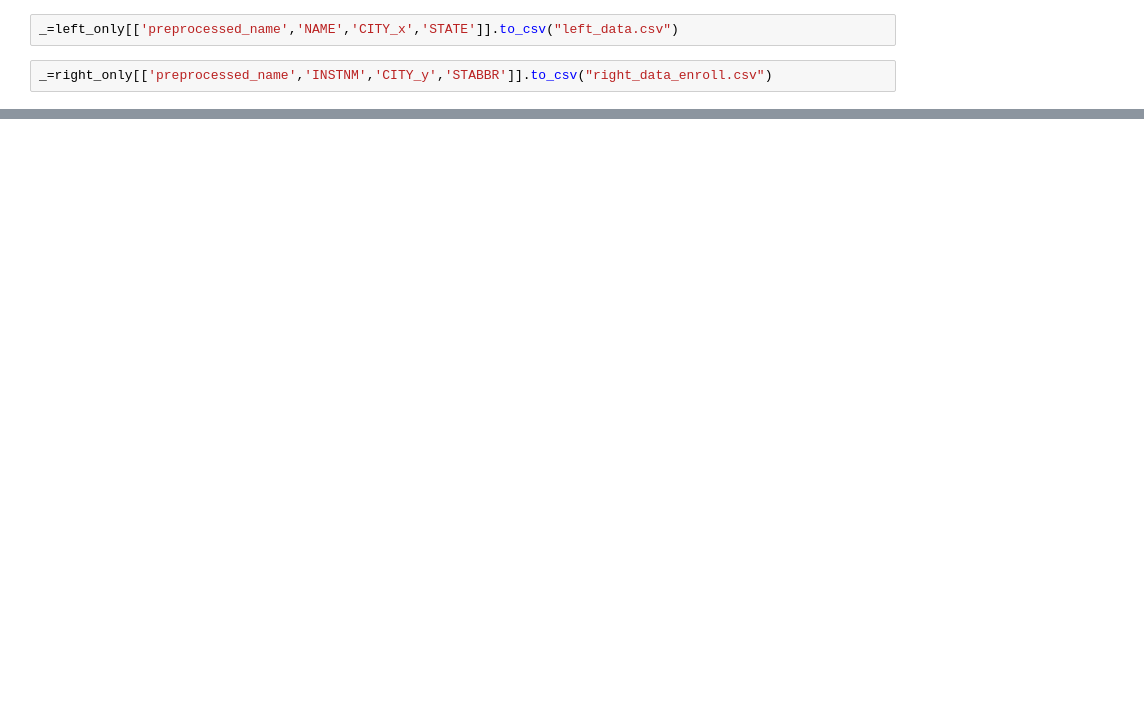
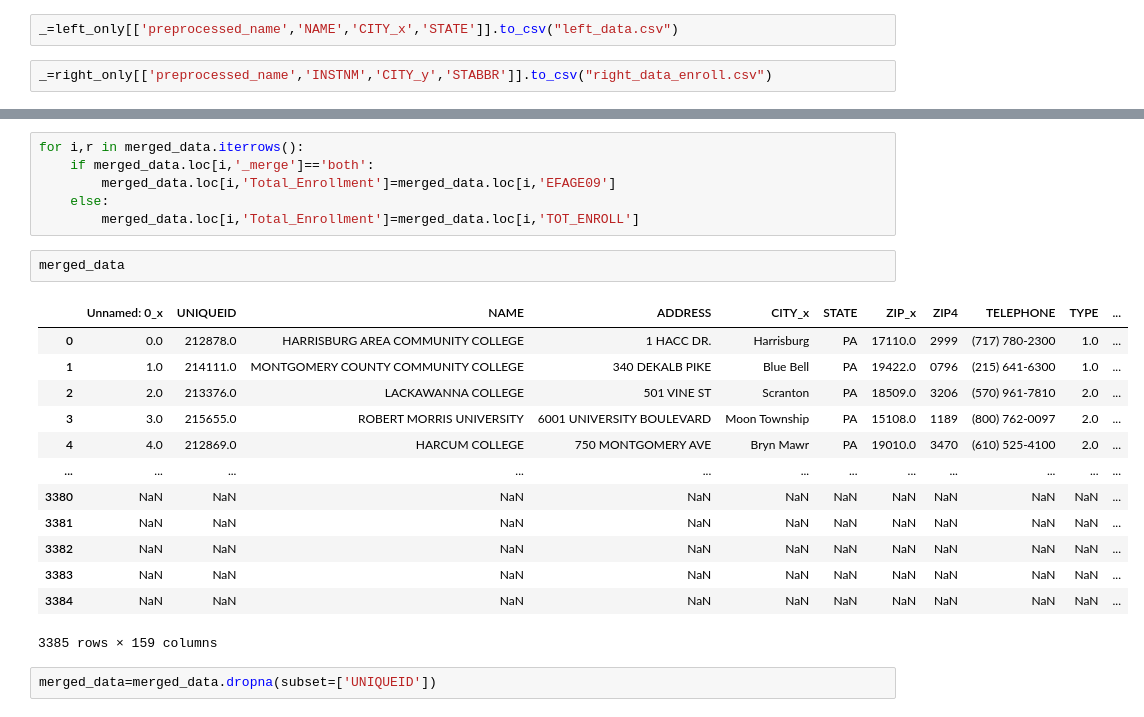
Before and after one commit to nickeubank/mtv_viacom_capstone, a Jupyter notebook: 10_code/20_merge_data/25_merging_enrollment_nearest.ipynb, the cells around one changed output, grey strips where cells are left out. Cells and saved outputs as stored; diff of their text form; blank space fills up the shorter version.

Commit message:
Total Enrollment

```diff
--- a/10_code/20_merge_data/25_merging_enrollment_nearest.ipynb
+++ b/10_code/20_merge_data/25_merging_enrollment_nearest.ipynb
@@ -190,0 +222,24 @@ _=right_only[['preprocessed_name','INSTNM','CITY_y','STABBR']].to_csv("right_dat
+# %%
+for i,r in merged_data.iterrows():
+    if merged_data.loc[i,'_merge']=='both':
+        merged_data.loc[i,'Total_Enrollment']=merged_data.loc[i,'EFAGE09']
+    else:
+        merged_data.loc[i,'Total_Enrollment']=merged_data.loc[i,'TOT_ENROLL']
+# %%
+merged_data
+# %% [output]
+|  | Unnamed: 0_x | UNIQUEID | NAME | ADDRESS | CITY_x | STATE | ZIP_x | ZIP4 | TELEPHONE | TYPE | ... |
+| 0 | 0.0 | 212878.0 | HARRISBURG AREA COMMUNITY COLLEGE | 1 HACC DR. | Harrisburg | PA | 17110.0 | 2999 | (717) 780-2300 | 1.0 | ... |
+| 1 | 1.0 | 214111.0 | MONTGOMERY COUNTY COMMUNITY COLLEGE | 340 DEKALB PIKE | Blue Bell | PA | 19422.0 | 0796 | (215) 641-6300 | 1.0 | ... |
+| 2 | 2.0 | 213376.0 | LACKAWANNA COLLEGE | 501 VINE ST | Scranton | PA | 18509.0 | 3206 | (570) 961-7810 | 2.0 | ... |
+| 3 | 3.0 | 215655.0 | ROBERT MORRIS UNIVERSITY | 6001 UNIVERSITY BOULEVARD | Moon Township | PA | 15108.0 | 1189 | (800) 762-0097 | 2.0 | ... |
+| 4 | 4.0 | 212869.0 | HARCUM COLLEGE | 750 MONTGOMERY AVE | Bryn Mawr | PA | 19010.0 | 3470 | (610) 525-4100 | 2.0 | ... |
+| ... | ... | ... | ... | ... | ... | ... | ... | ... | ... | ... | ... |
+| 3380 | NaN | NaN | NaN | NaN | NaN | NaN | NaN | NaN | NaN | NaN | ... |
+| 3381 | NaN | NaN | NaN | NaN | NaN | NaN | NaN | NaN | NaN | NaN | ... |
+| 3382 | NaN | NaN | NaN | NaN | NaN | NaN | NaN | NaN | NaN | NaN | ... |
+| 3383 | NaN | NaN | NaN | NaN | NaN | NaN | NaN | NaN | NaN | NaN | ... |
+| 3384 | NaN | NaN | NaN | NaN | NaN | NaN | NaN | NaN | NaN | NaN | ... |
+3385 rows × 159 columns
+# %%
+merged_data=merged_data.dropna(subset=['UNIQUEID'])
```
Also changed, not shown: parts of 13 cells of this notebook, 4 other files.
